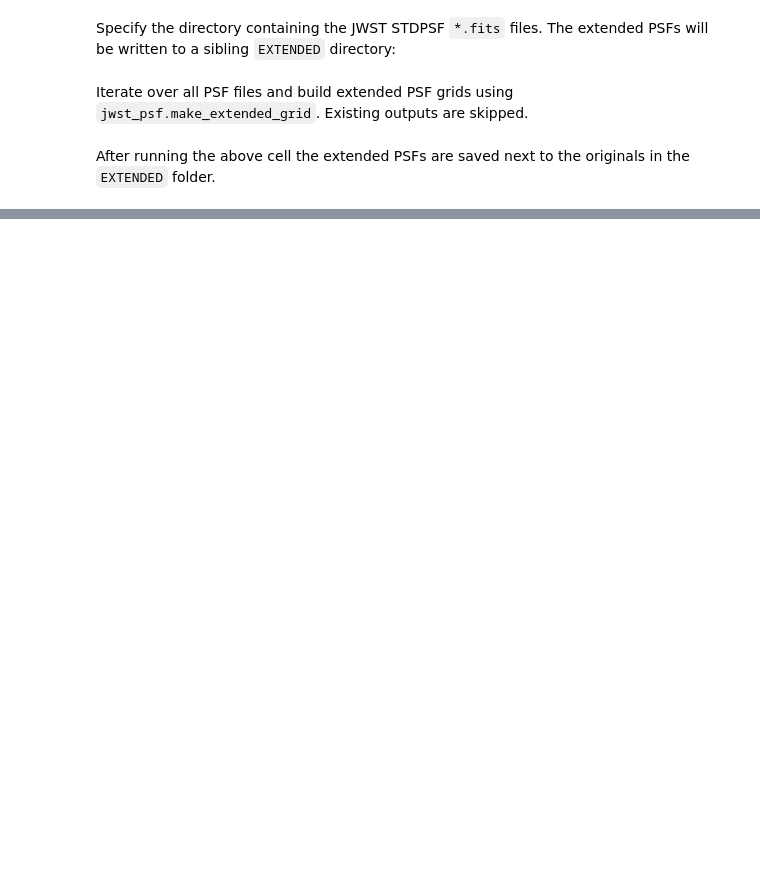
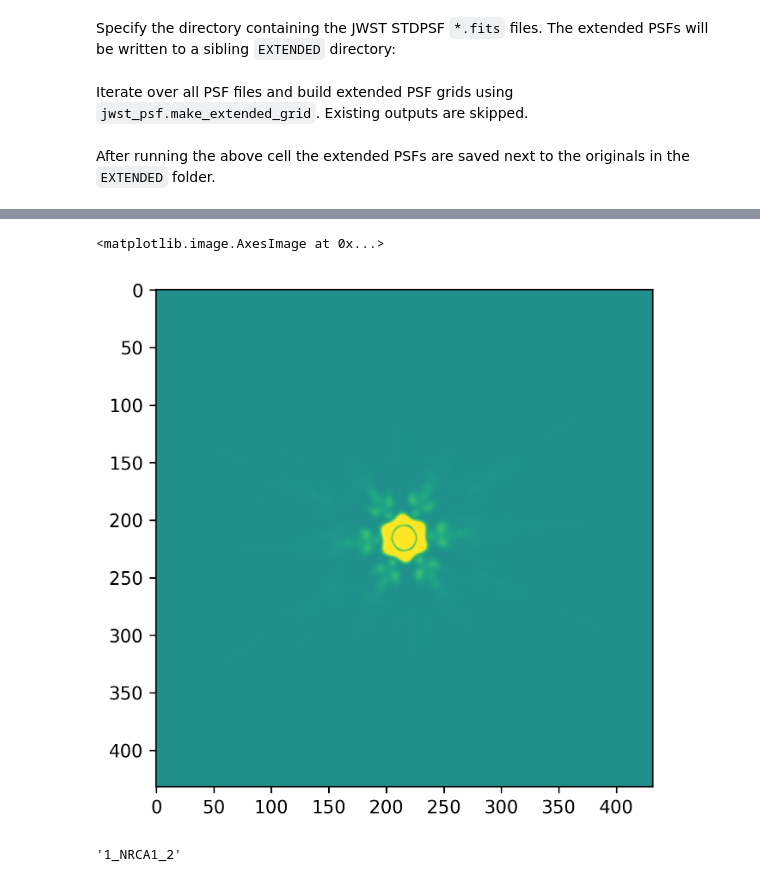
Before and after one commit to ivolabbe/mophongo, a Jupyter notebook: examples/make_extended_psfs.ipynb, the cells around one changed output, grey strips where cells are left out. Drawn from its saved outputs; the diff is of its cells as text; code cells hidden in the pictures; blank space fills up the shorter version.

```diff
--- a/examples/make_extended_psfs.ipynb
+++ b/examples/make_extended_psfs.ipynb
@@ -30,0 +115,10 @@ After running the above cell the extended PSFs are saved next to the originals i
+# %%
+from matplotlib import pyplot as plt
+plt.imshow(hdu[0].data,vmin=-0.0001,vmax=0.0001)
+# %% [output]
+<matplotlib.image.AxesImage at 0x...>
+[figure, added]
+# %%
+'_'.join(['1','NRCA1','2'])
+# %% [output]
+'1_NRCA1_2'
```
Also changed, not shown: parts of 5 cells of this notebook, 52 other files.
